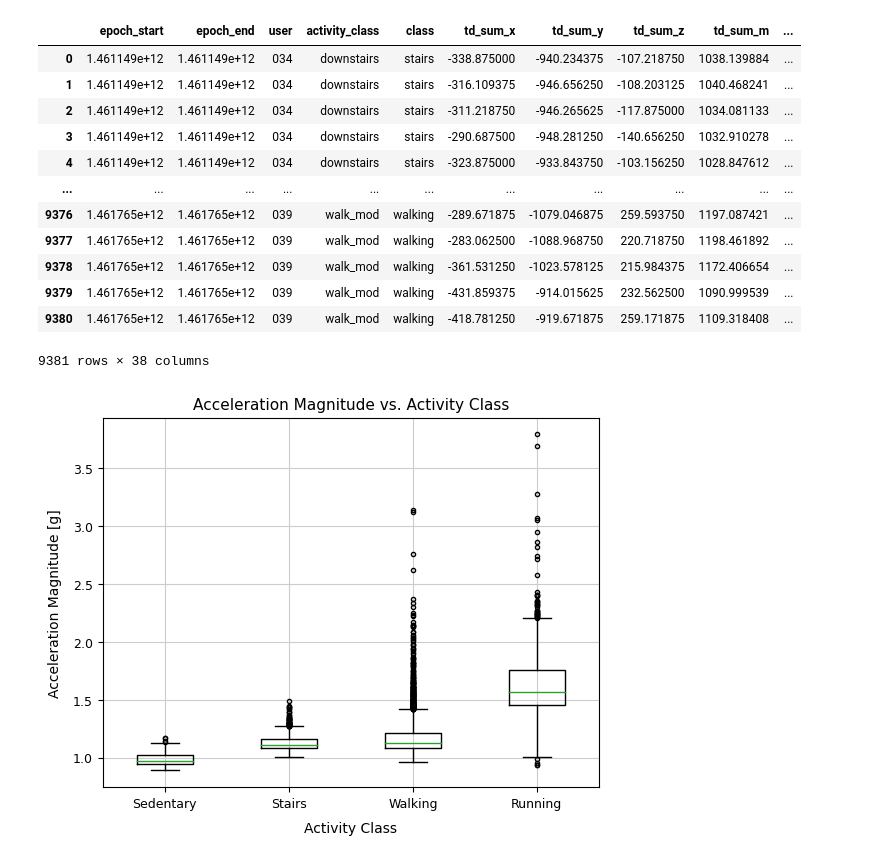
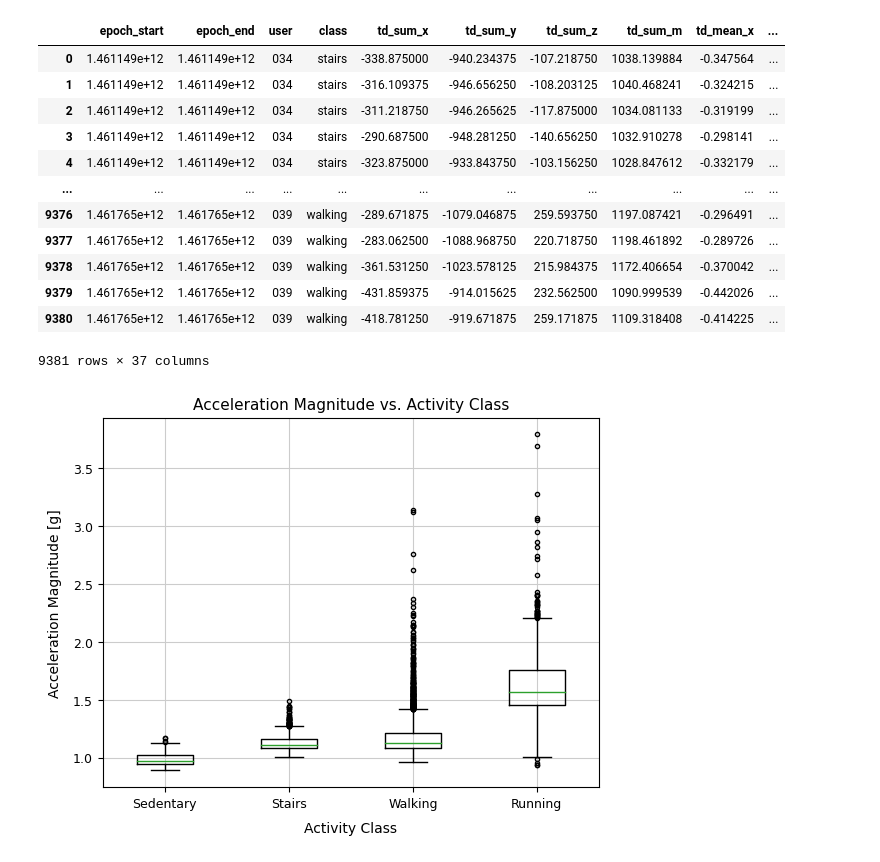
Before and after one commit to raichandanisagar/human-activity-recognition, a Jupyter notebook: src/build_train_test.ipynb, the cells around one changed output. Drawn from its saved outputs; the diff is of its cells as text; code cells hidden in the pictures.

```diff
--- a/src/build_train_test.ipynb
+++ b/src/build_train_test.ipynb
@@ -73,6 +77,0 @@ person_data = build_dataset()
-# %%
-for person, activity_data in person_data.items():
-    print(person)
-    for activity_class, activity_df in activity_data.items():
-        print(activity_class, activity_df.shape)
-    print('\n\n')
@@ -118,5 +78,9 @@ plt.show()
 # %%
 from math import ceil
+
+_label_map = {'standing': 'sedentary', 'sitting':'sedentary', 'lying':'sedentary', 'jogging':'running',
+              'walk_slow':'walking', 'walk_mod':'walking', 'walk_fast':'walking', 'upstairs':'stairs',
+              'downstairs': 'stairs'}
 
 def build_time_windows(_df, time_len = 10, overlap_ratio = 0.5, min_time_len = 2,
                        sample_rate = 'auto', rate_calcref = 'epoch', sample_rate_multiplier = 1000):
@@ -145,6 +109,8 @@ def build_time_windows(_df, time_len = 10, overlap_ratio = 0.5, min_time_len = 2
             i = n
 
         _dftw = _df.iloc[start:end].copy()
+        _dftw['class'] = _dftw['activity_class'].map(_label_map)
+        _dftw.drop(columns=['activity_class'],inplace=True)
         _twds.append(_dftw)
 
         i+=increment
@@ -156,9 +122,3 @@ time_windows = []
 for person, activity_data in person_data.items():
     for activity, activity_df in activity_data.items():
         time_windows.append(build_time_windows(activity_df))
-
-len(time_windows)
-
-_label_map = {'standing': 'sedentary', 'sitting':'sedentary', 'lying':'sedentary', 'jogging':'running',
-              'walk_slow':'walking', 'walk_mod':'walking', 'walk_fast':'walking', 'upstairs':'stairs',
-              'downstairs': 'stairs'}
@@ -205,52 +194,51 @@ def build_time_domain_features(time_windows):
 
 
     time_domain_func = [td_sum, td_mean, td_std, td_iqr, td_range, td_power, td_log_power, td_rms, td_energy]
-    time_domain_col = ['epoch_start','epoch_end','user','activity_class','class']
+    time_domain_col = ['epoch_start','epoch_end','user','class']
 
     for func in time_domain_func:
         if(func in [td_energy]):
             time_domain_col.append(func.__name__)
             continue
         for axis in ['x','y','z','m']:
             time_domain_col.append(func.__name__+'_'+axis)
 
     time_domain_features = []
 
     for useract_winset in time_windows:
         for twdf in useract_winset:
             twdf_features = []
             twdf_features.extend([twdf['epoch'].min(), twdf['epoch'].max(),
-                                 twdf['user'].unique()[0], twdf['activity_class'].unique()[0],
-                                 _label_map[twdf['activity_class'].unique()[0]]])
+                                 twdf['user'].unique()[0], twdf['class'].unique()[0]])
 
             for func in time_domain_func:
                 if(func in [td_energy]):
                     twdf_features.extend([func(twdf['x'].values, twdf['y'].values, twdf['z'].values)])
                     continue
                 twdf_features.extend([func(twdf['x'].values), func(twdf['y'].values),
                                       func(twdf['z'].values), func(twdf['m'].values)])
 
             time_domain_features.append(twdf_features)
 
     time_domain_df = pd.DataFrame(time_domain_features, columns=time_domain_col)
     return time_domain_df
 
 time_domain_df = build_time_domain_features(time_windows)
 time_domain_df
 # %% [output]
-|  | epoch_start | epoch_end | user | activity_class | class | td_sum_x | td_sum_y | td_sum_z | td_sum_m | ... |
-| 0 | 1.461149e+12 | 1.461149e+12 | 034 | downstairs | stairs | -338.875000 | -940.234375 | -107.218750 | 1038.139884 | ... |
-| 1 | 1.461149e+12 | 1.461149e+12 | 034 | downstairs | stairs | -316.109375 | -946.656250 | -108.203125 | 1040.468241 | ... |
-| 2 | 1.461149e+12 | 1.461149e+12 | 034 | downstairs | stairs | -311.218750 | -946.265625 | -117.875000 | 1034.081133 | ... |
-| 3 | 1.461149e+12 | 1.461149e+12 | 034 | downstairs | stairs | -290.687500 | -948.281250 | -140.656250 | 1032.910278 | ... |
-| 4 | 1.461149e+12 | 1.461149e+12 | 034 | downstairs | stairs | -323.875000 | -933.843750 | -103.156250 | 1028.847612 | ... |
+|  | epoch_start | epoch_end | user | class | td_sum_x | td_sum_y | td_sum_z | td_sum_m | td_mean_x | ... |
+| 0 | 1.461149e+12 | 1.461149e+12 | 034 | stairs | -338.875000 | -940.234375 | -107.218750 | 1038.139884 | -0.347564 | ... |
+| 1 | 1.461149e+12 | 1.461149e+12 | 034 | stairs | -316.109375 | -946.656250 | -108.203125 | 1040.468241 | -0.324215 | ... |
+| 2 | 1.461149e+12 | 1.461149e+12 | 034 | stairs | -311.218750 | -946.265625 | -117.875000 | 1034.081133 | -0.319199 | ... |
+| 3 | 1.461149e+12 | 1.461149e+12 | 034 | stairs | -290.687500 | -948.281250 | -140.656250 | 1032.910278 | -0.298141 | ... |
+| 4 | 1.461149e+12 | 1.461149e+12 | 034 | stairs | -323.875000 | -933.843750 | -103.156250 | 1028.847612 | -0.332179 | ... |
 | ... | ... | ... | ... | ... | ... | ... | ... | ... | ... | ... |
-| 9376 | 1.461765e+12 | 1.461765e+12 | 039 | walk_mod | walking | -289.671875 | -1079.046875 | 259.593750 | 1197.087421 | ... |
-| 9377 | 1.461765e+12 | 1.461765e+12 | 039 | walk_mod | walking | -283.062500 | -1088.968750 | 220.718750 | 1198.461892 | ... |
-| 9378 | 1.461765e+12 | 1.461765e+12 | 039 | walk_mod | walking | -361.531250 | -1023.578125 | 215.984375 | 1172.406654 | ... |
-| 9379 | 1.461765e+12 | 1.461765e+12 | 039 | walk_mod | walking | -431.859375 | -914.015625 | 232.562500 | 1090.999539 | ... |
-| 9380 | 1.461765e+12 | 1.461765e+12 | 039 | walk_mod | walking | -418.781250 | -919.671875 | 259.171875 | 1109.318408 | ... |
+| 9376 | 1.461765e+12 | 1.461765e+12 | 039 | walking | -289.671875 | -1079.046875 | 259.593750 | 1197.087421 | -0.296491 | ... |
+| 9377 | 1.461765e+12 | 1.461765e+12 | 039 | walking | -283.062500 | -1088.968750 | 220.718750 | 1198.461892 | -0.289726 | ... |
+| 9378 | 1.461765e+12 | 1.461765e+12 | 039 | walking | -361.531250 | -1023.578125 | 215.984375 | 1172.406654 | -0.370042 | ... |
+| 9379 | 1.461765e+12 | 1.461765e+12 | 039 | walking | -431.859375 | -914.015625 | 232.562500 | 1090.999539 | -0.442026 | ... |
+| 9380 | 1.461765e+12 | 1.461765e+12 | 039 | walking | -418.781250 | -919.671875 | 259.171875 | 1109.318408 | -0.414225 | ... |
-9381 rows × 38 columns
+9381 rows × 37 columns
 # %%
 td_power_group_df = time_domain_df.groupby(['class']).agg({'td_mean_m': lambda x: list(x)})
 td_power_group_df = td_power_group_df.reset_index().set_index('class')
```
Also changed, not shown: parts of 15 cells of this notebook, 7 other files.
